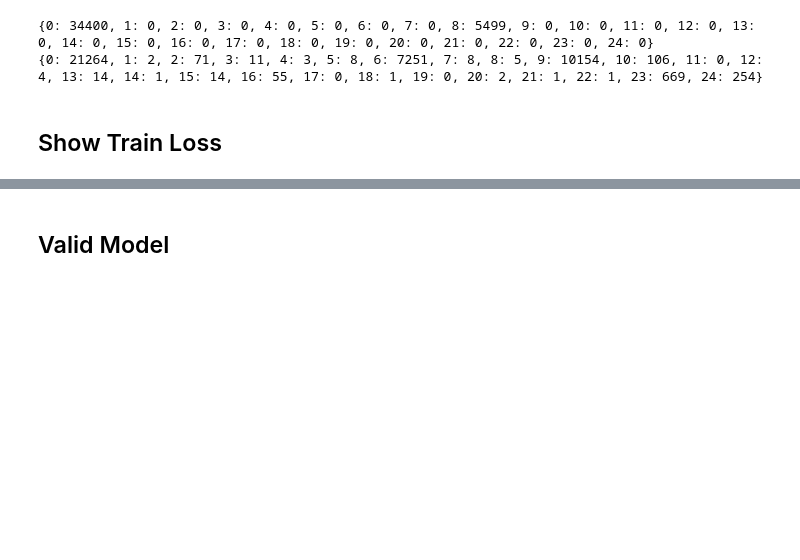
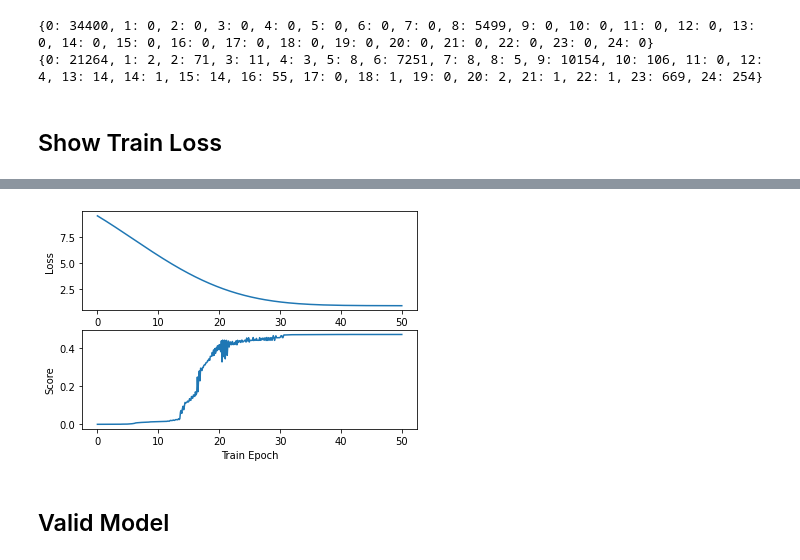
Before and after one commit to cbhua/edge-to-node, a Jupyter notebook: model_gcn.ipynb, the cells around one changed output, grey strips where cells are left out. Saved outputs shown, nothing was run; the diff lists cells and outputs as text; code cells hidden in the pictures; blank space fills up the shorter version.

```diff
--- a/model_gcn.ipynb
+++ b/model_gcn.ipynb
@@ -459,3 +497,25 @@ plt.show()
+# %%
+y1 = loss_list[600:]
+# y2 = accu_list[30:]
+# %%
+x1 = np.linspace(0, 50, num=2400)
+x2 = np.linspace(0, 50, num=470)
+
+plt.figure()
+plt.subplot(211)
+plt.plot(x1, y1)
+plt.ylabel('Loss')
+
+plt.subplot(212)
+plt.plot(x2, y2)
+plt.ylabel('Score')
+plt.xlabel('Train Epoch')
+
+plt.savefig('e2n_experiment.png')
+
+plt.show()
+# %% [output]
+[figure, added]
 # %% [markdown]
 ## Valid Model
 # %% [markdown]
```
Also changed, not shown: parts of 18 cells of this notebook.
